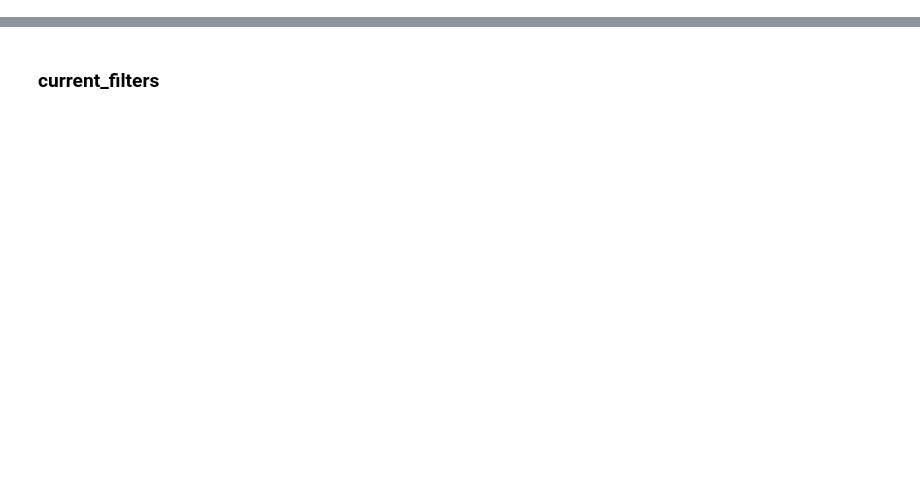
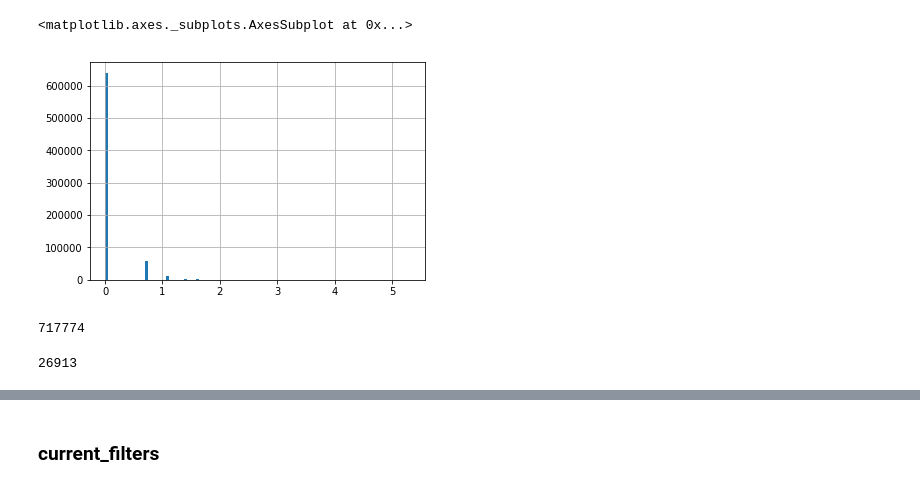
Before and after one commit to samshipengs/naps, a Jupyter notebook: playground_cf.ipynb, the cells around one changed output, grey strips where cells are left out. Cells and saved outputs as stored; diff of their text form; code cells hidden in the pictures; blank space fills up the shorter version.

```diff
--- a/playground_cf.ipynb
+++ b/playground_cf.ipynb
@@ -44,0 +71,10 @@ train_last = pd.merge(train_last, session_fts, on='session_id')
+# %%
+# train_last.groupby('user_id').size()
+np.log(train_last.user_id.value_counts()).hist(bins=100)
+# %% [output]
+<matplotlib.axes._subplots.AxesSubplot at 0x...>
+[figure, added]
+# %%
+train_last.user_id.nunique()
+# %% [output]
+717774
@@ -44,0 +87,4 @@ train_last = pd.merge(train_last, session_fts, on='session_id')
+# %%
+len(set(train_user_ids).intersection(sub_ids))
+# %% [output]
+26913
```
Also changed, not shown: parts of 82 cells of this notebook, 4 other files.
